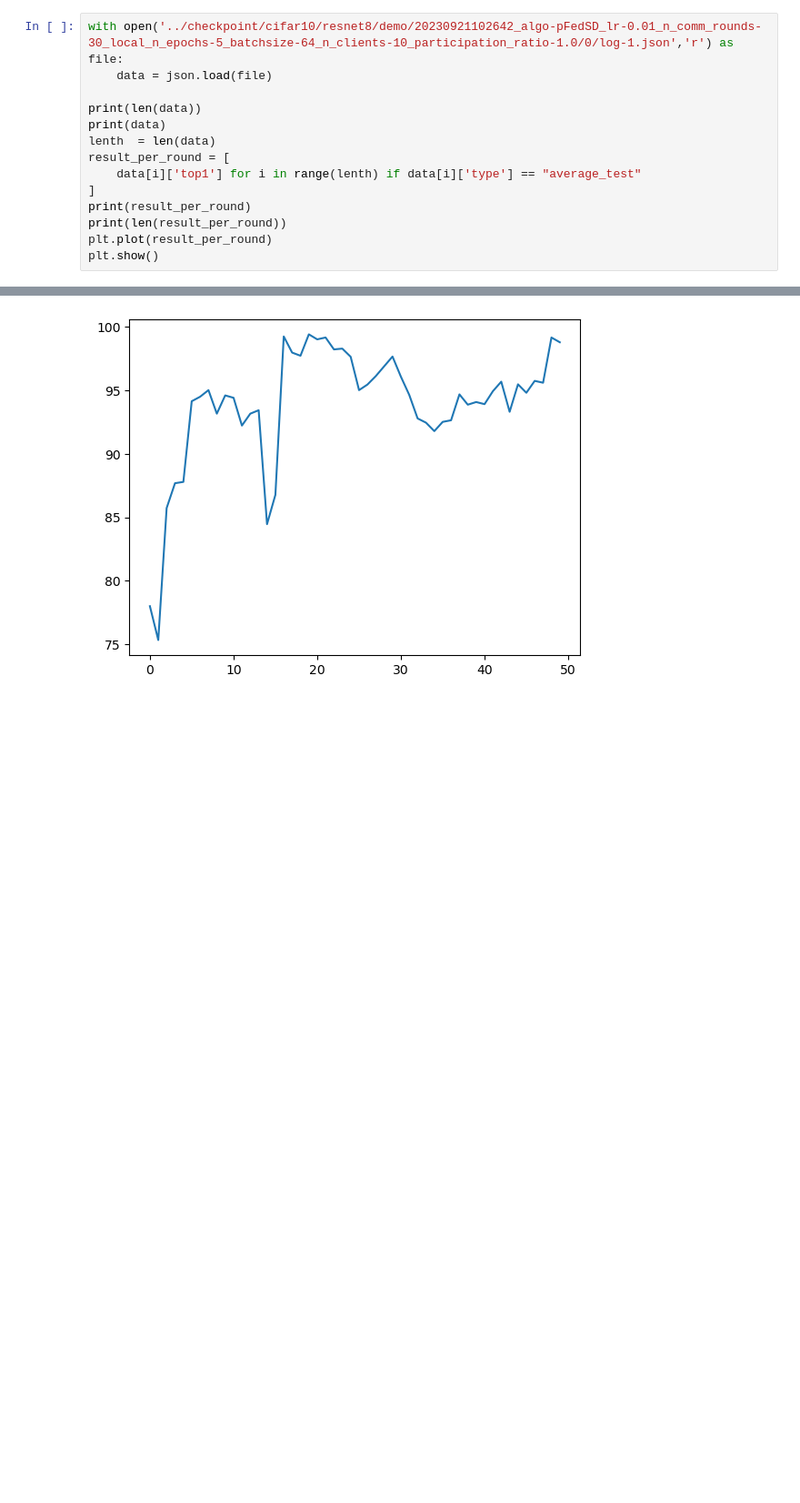
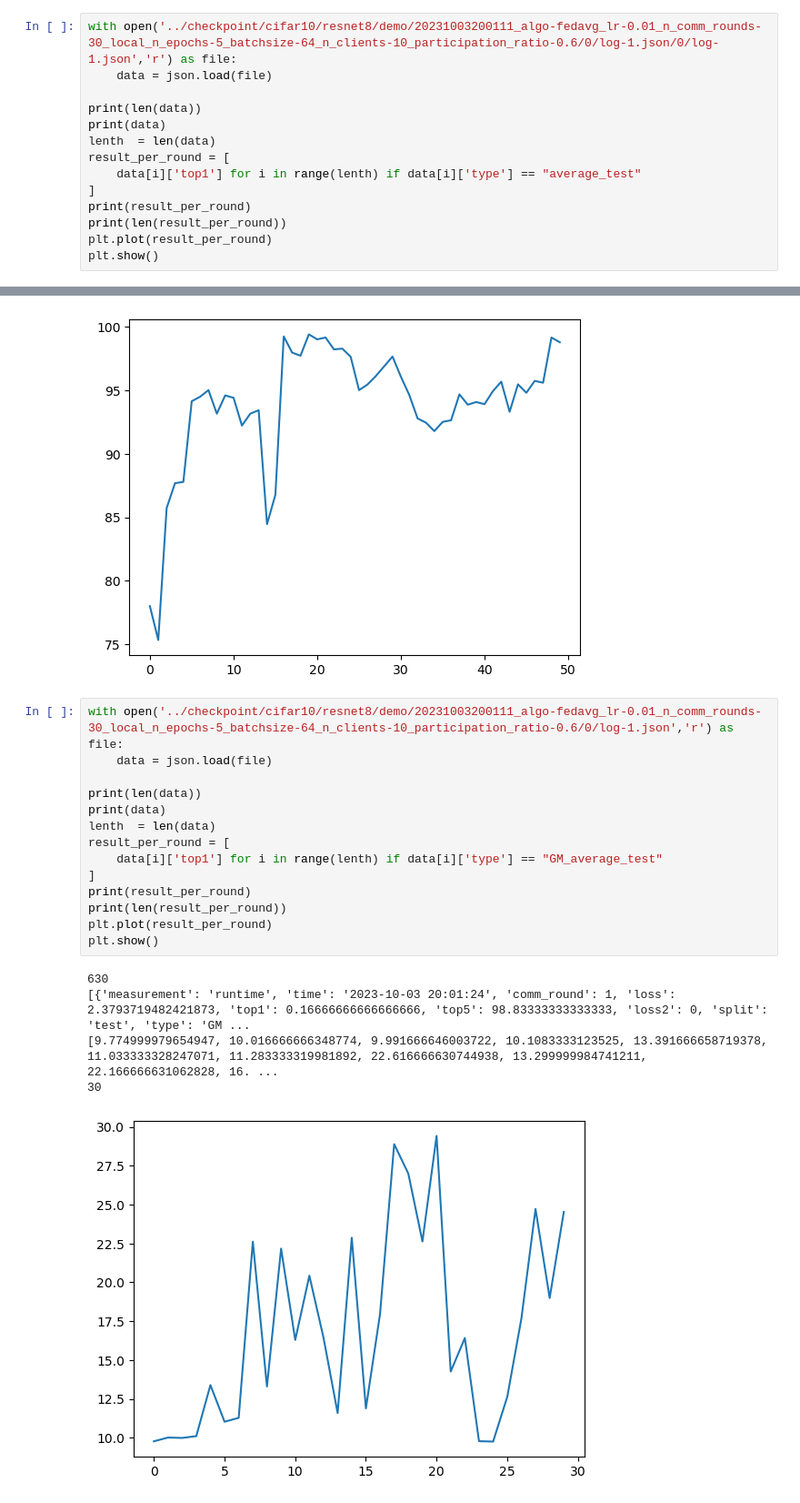
Before and after one commit to LEON-gittech/CPFL, a Jupyter notebook: leon/my.ipynb, the cells around one changed output, grey strips where cells are left out. Shown at 91% size. Drawn from its saved outputs; the diff is of its cells as text; blank space fills up the shorter version.

```diff
--- a/leon/my.ipynb
+++ b/leon/my.ipynb
@@ -125,7 +145,7 @@ plt.show()
 30
 [figure]
 # %%
-with open('../checkpoint/cifar10/resnet8/demo/20230921102642_algo-pFedSD_lr-0.01_n_comm_rounds-30_local_n_epochs-5_batchsize-64_n_clients-10_participation_ratio-1.0/0/log-1.json','r') as file:
+with open('../checkpoint/cifar10/resnet8/demo/20231003200111_algo-fedavg_lr-0.01_n_comm_rounds-30_local_n_epochs-5_batchsize-64_n_clients-10_participation_ratio-0.6/0/log-1.json/0/log-1.json','r') as file:
     data = json.load(file)
 
 print(len(data))
@@ -304,3 +324,23 @@ plt.show()
 [78.0, 75.33333333333333, 85.72916666666667, 87.6875, 87.79166666666667, 94.14583333333333, 94.5, 95.02083333333333, 93.16666666666667, 94.60416666666667, 94.41666666666667, 92.22916666666667, 93.1666 ...
 50
 [figure]
+# %%
+with open('../checkpoint/cifar10/resnet8/demo/20231003200111_algo-fedavg_lr-0.01_n_comm_rounds-30_local_n_epochs-5_batchsize-64_n_clients-10_participation_ratio-0.6/0/log-1.json','r') as file:
+    data = json.load(file)
+
+print(len(data))
+print(data)
+lenth  = len(data)
+result_per_round = [
+    data[i]['top1'] for i in range(lenth) if data[i]['type'] == "GM_average_test"
+]
+print(result_per_round)
+print(len(result_per_round))
+plt.plot(result_per_round)
+plt.show()
+# %% [output]
+630
+[{'measurement': 'runtime', 'time': '2023-10-03 20:01:24', 'comm_round': 1, 'loss': 2.3793719482421873, 'top1': 0.16666666666666666, 'top5': 98.83333333333333, 'loss2': 0, 'split': 'test', 'type': 'GM ...
+[9.774999979654947, 10.016666666348774, 9.991666646003722, 10.1083333123525, 13.391666658719378, 11.033333328247071, 11.283333319981892, 22.616666630744938, 13.299999984741211, 22.166666631062828, 16. ...
+30
+[figure, added]
```
Also changed, not shown: parts of 1 cell of this notebook, 21 other files.
